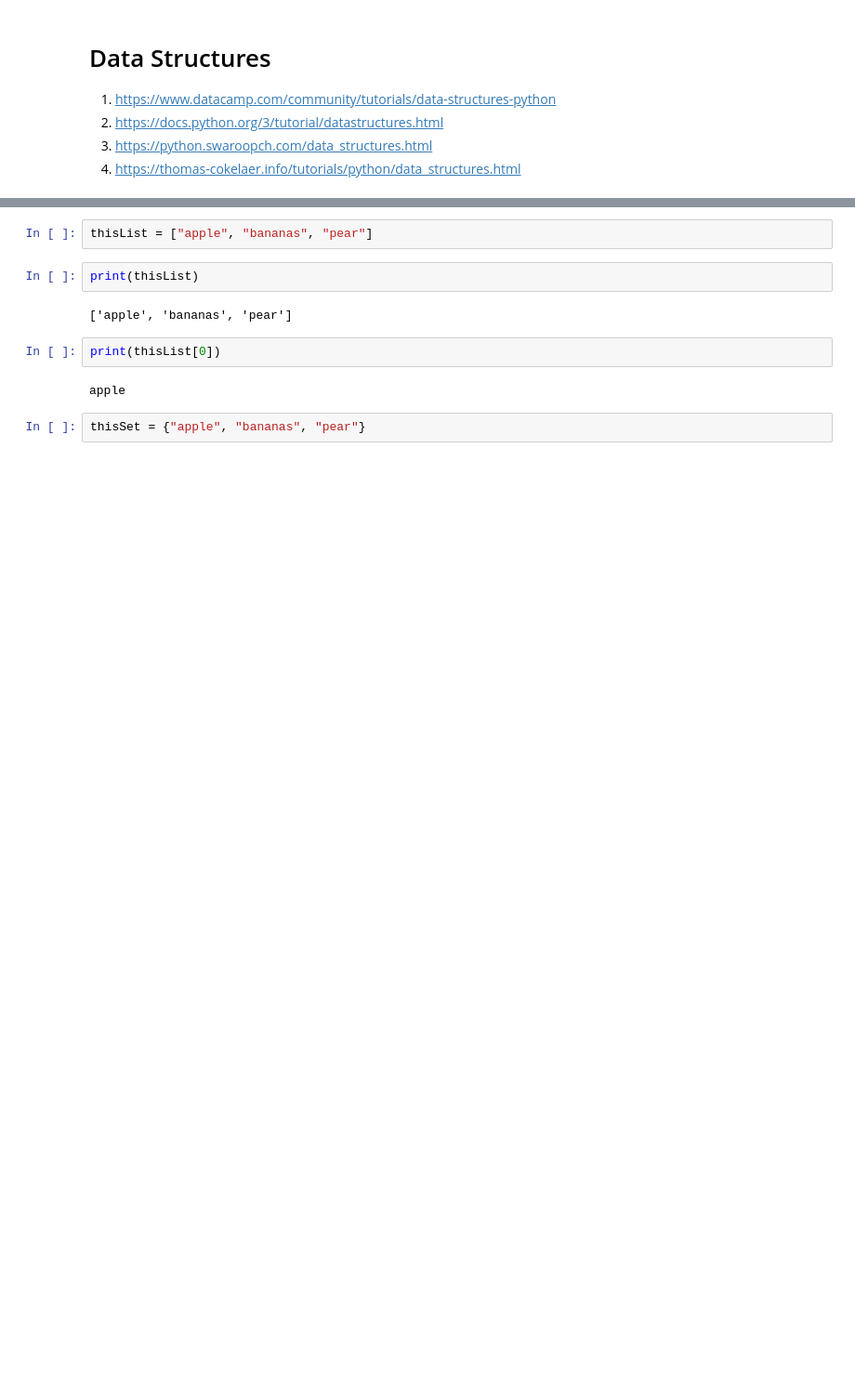
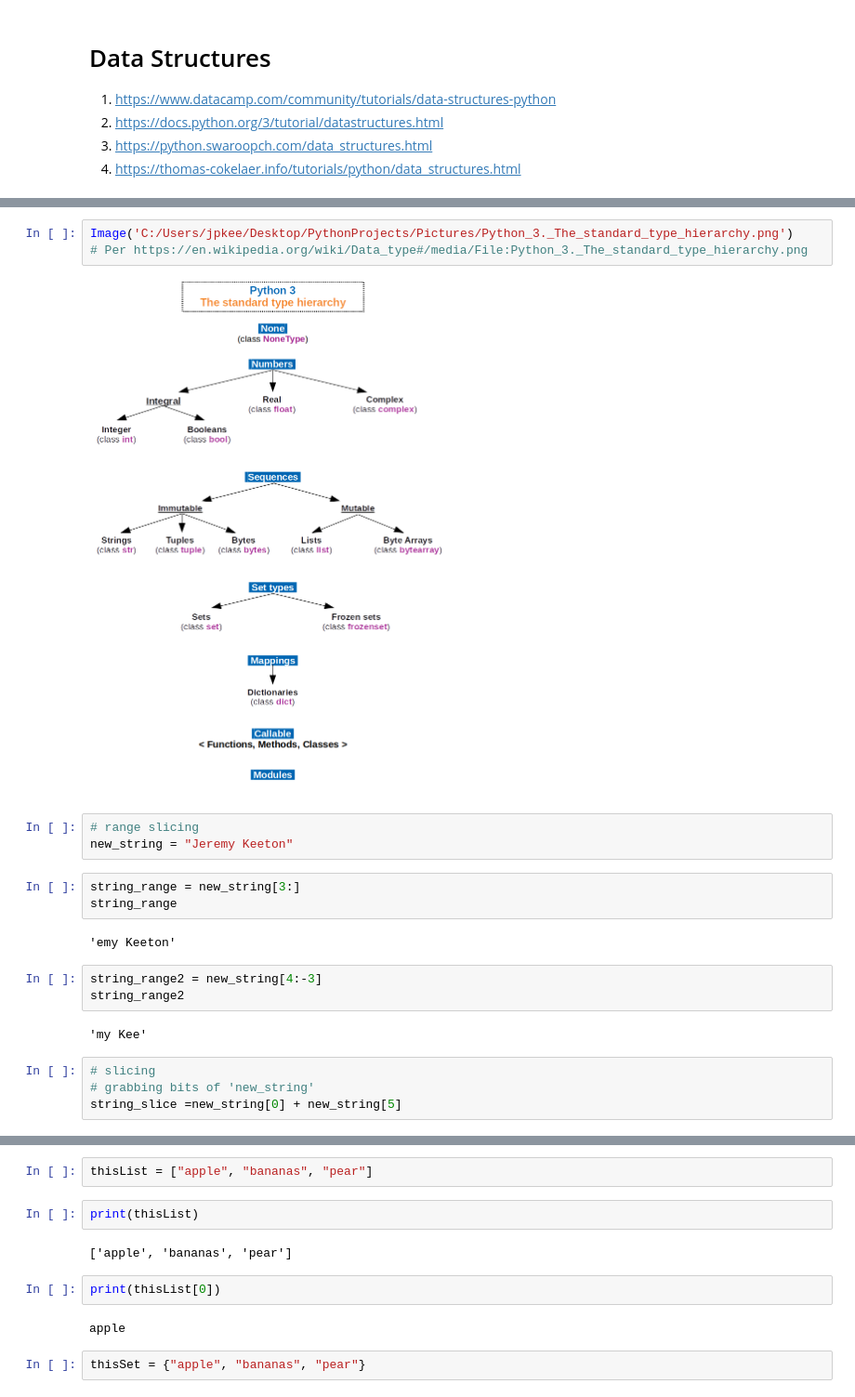
Before and after one commit to jpkeeton/2020Drills, a Jupyter notebook: DataStructures.ipynb, the cells around one changed output, grey strips where cells are left out. Shown at 93% size. Cells and saved outputs as stored; diff of their text form; blank space fills up the shorter version.

```diff
--- a/DataStructures.ipynb
+++ b/DataStructures.ipynb
@@ -7,0 +16,22 @@
+# %%
+Image('C:/Users/jpkee/Desktop/PythonProjects/Pictures/Python_3._The_standard_type_hierarchy.png')
+# Per https://en.wikipedia.org/wiki/Data_type#/media/File:Python_3._The_standard_type_hierarchy.png
+# %% [output]
+[figure, added]
+# %%
+# range slicing
+new_string = "Jeremy Keeton"
+# %%
+string_range = new_string[3:]
+string_range
+# %% [output]
+'emy Keeton'
+# %%
+string_range2 = new_string[4:-3]
+string_range2
+# %% [output]
+'my Kee'
+# %%
+# slicing
+# grabbing bits of 'new_string'
+string_slice =new_string[0] + new_string[5]
```
Also changed, not shown: parts of 10 cells of this notebook, 9 other files.
